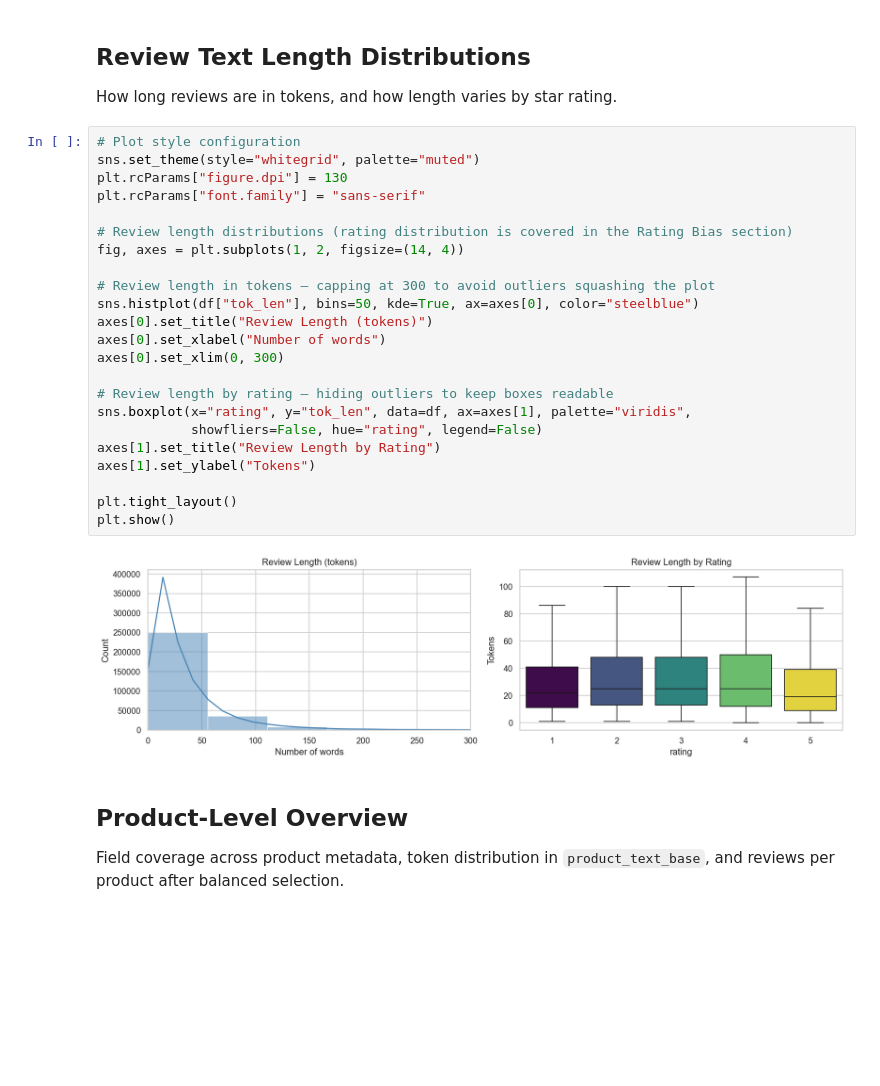
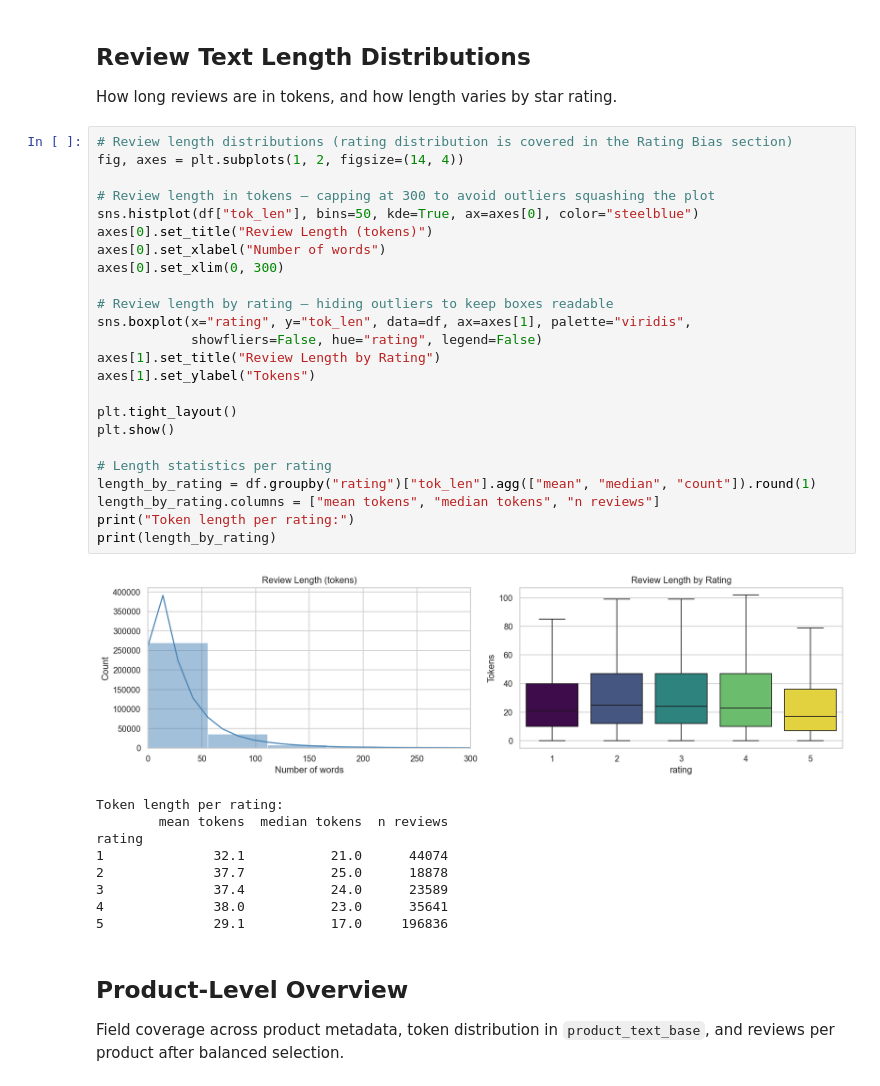
Before and after one commit to FilippoNannucci/DiscoverAI, a Jupyter notebook: 02_EDA.ipynb, the cells around one changed output. Cells and saved outputs as stored; diff of their text form; blank space fills up the shorter version.

```diff
--- a/02_EDA.ipynb
+++ b/02_EDA.ipynb
@@ -78,30 +85,39 @@ max      16357.0   2772.0
 
 How long reviews are in tokens, and how length varies by star rating.
 # %%
-# Plot style configuration
-sns.set_theme(style="whitegrid", palette="muted")
-plt.rcParams["figure.dpi"] = 130
-plt.rcParams["font.family"] = "sans-serif"
-
 # Review length distributions (rating distribution is covered in the Rating Bias section)
 fig, axes = plt.subplots(1, 2, figsize=(14, 4))
 
 # Review length in tokens — capping at 300 to avoid outliers squashing the plot
 sns.histplot(df["tok_len"], bins=50, kde=True, ax=axes[0], color="steelblue")
 axes[0].set_title("Review Length (tokens)")
 axes[0].set_xlabel("Number of words")
 axes[0].set_xlim(0, 300)
 
 # Review length by rating — hiding outliers to keep boxes readable
 sns.boxplot(x="rating", y="tok_len", data=df, ax=axes[1], palette="viridis",
             showfliers=False, hue="rating", legend=False)
 axes[1].set_title("Review Length by Rating")
 axes[1].set_ylabel("Tokens")
 
 plt.tight_layout()
 plt.show()
+
+# Length statistics per rating
+length_by_rating = df.groupby("rating")["tok_len"].agg(["mean", "median", "count"]).round(1)
+length_by_rating.columns = ["mean tokens", "median tokens", "n reviews"]
+print("Token length per rating:")
+print(length_by_rating)
 # %% [output]
-[figure, old version]
+[figure, new version]
+Token length per rating:
+        mean tokens  median tokens  n reviews
+rating
+1              32.1           21.0      44074
+2              37.7           25.0      18878
+3              37.4           24.0      23589
+4              38.0           23.0      35641
+5              29.1           17.0     196836
 # %% [markdown]
 ## Product-Level Overview
 
```
Also changed, not shown: parts of 18 cells of this notebook.
